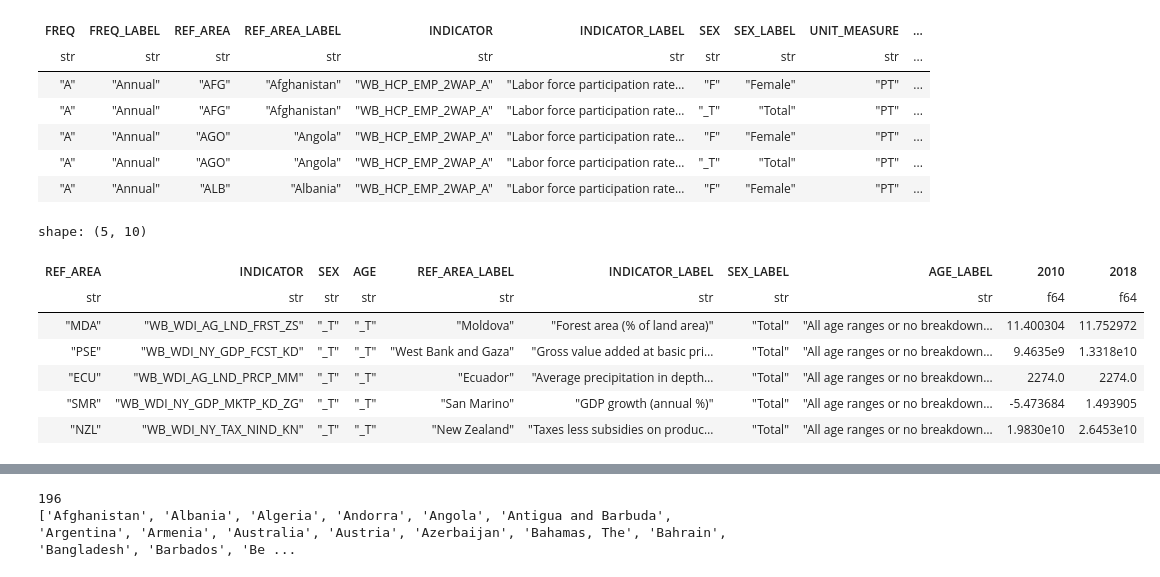
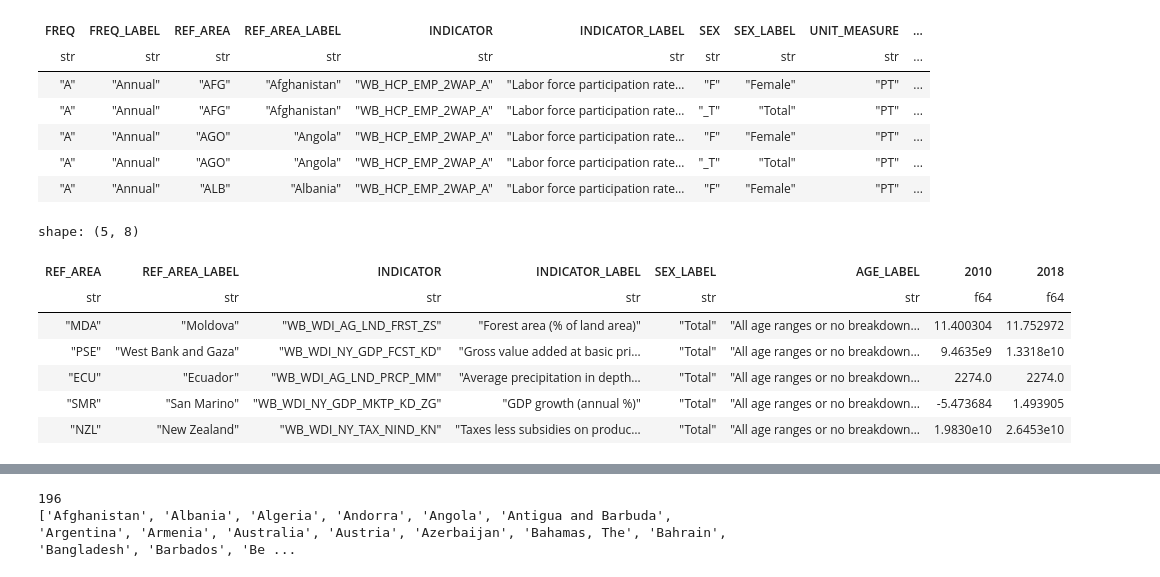
Before and after one commit to rachelv2/first_project, a Jupyter notebook: notebooks/data_cleaning_beatriz.ipynb, the cells around one changed output, grey strips where cells are left out. Drawn from its saved outputs; the diff is of its cells as text; code cells hidden in the pictures.

```diff
--- a/notebooks/data_cleaning_beatriz.ipynb
+++ b/notebooks/data_cleaning_beatriz.ipynb
@@ -44,19 +44,18 @@ shape: (5, 55)
 | "A" | "Annual" | "ALB" | "Albania" | "WB_HCP_EMP_2WAP_A" | "Labor force participation rate… | "F" | "Female" | "PT" | ... |
 # %%
 widef_pl = widef_pl.select([
-    'REF_AREA', 'INDICATOR', 'SEX', 'AGE',
-    'REF_AREA_LABEL', 'INDICATOR_LABEL', 'SEX_LABEL', 'AGE_LABEL',
+    'REF_AREA', 'REF_AREA_LABEL', 'INDICATOR', 'INDICATOR_LABEL', 'SEX_LABEL', 'AGE_LABEL',
     '2010', '2018'
 ])
 
 widef_pl.head()
 # %% [output]
-shape: (5, 10)
+shape: (5, 8)
-| REF_AREA | INDICATOR | SEX | AGE | REF_AREA_LABEL | INDICATOR_LABEL | SEX_LABEL | AGE_LABEL | 2010 | 2018 |
-| str | str | str | str | str | str | str | str | f64 | f64 |
-| "MDA" | "WB_WDI_AG_LND_FRST_ZS" | "_T" | "_T" | "Moldova" | "Forest area (% of land area)" | "Total" | "All age ranges or no breakdown… | 11.400304 | 11.752972 |
-| "PSE" | "WB_WDI_NY_GDP_FCST_KD" | "_T" | "_T" | "West Bank and Gaza" | "Gross value added at basic pri… | "Total" | "All age ranges or no breakdown… | 9.4635e9 | 1.3318e10 |
-| "ECU" | "WB_WDI_AG_LND_PRCP_MM" | "_T" | "_T" | "Ecuador" | "Average precipitation in depth… | "Total" | "All age ranges or no breakdown… | 2274.0 | 2274.0 |
-| "SMR" | "WB_WDI_NY_GDP_MKTP_KD_ZG" | "_T" | "_T" | "San Marino" | "GDP growth (annual %)" | "Total" | "All age ranges or no breakdown… | -5.473684 | 1.493905 |
-| "NZL" | "WB_WDI_NY_TAX_NIND_KN" | "_T" | "_T" | "New Zealand" | "Taxes less subsidies on produc… | "Total" | "All age ranges or no breakdown… | 1.9830e10 | 2.6453e10 |
+| REF_AREA | REF_AREA_LABEL | INDICATOR | INDICATOR_LABEL | SEX_LABEL | AGE_LABEL | 2010 | 2018 |
+| str | str | str | str | str | str | f64 | f64 |
+| "MDA" | "Moldova" | "WB_WDI_AG_LND_FRST_ZS" | "Forest area (% of land area)" | "Total" | "All age ranges or no breakdown… | 11.400304 | 11.752972 |
+| "PSE" | "West Bank and Gaza" | "WB_WDI_NY_GDP_FCST_KD" | "Gross value added at basic pri… | "Total" | "All age ranges or no breakdown… | 9.4635e9 | 1.3318e10 |
+| "ECU" | "Ecuador" | "WB_WDI_AG_LND_PRCP_MM" | "Average precipitation in depth… | "Total" | "All age ranges or no breakdown… | 2274.0 | 2274.0 |
+| "SMR" | "San Marino" | "WB_WDI_NY_GDP_MKTP_KD_ZG" | "GDP growth (annual %)" | "Total" | "All age ranges or no breakdown… | -5.473684 | 1.493905 |
+| "NZL" | "New Zealand" | "WB_WDI_NY_TAX_NIND_KN" | "Taxes less subsidies on produc… | "Total" | "All age ranges or no breakdown… | 1.9830e10 | 2.6453e10 |
 # %%
```
Also changed, not shown: parts of 10 cells of this notebook.
